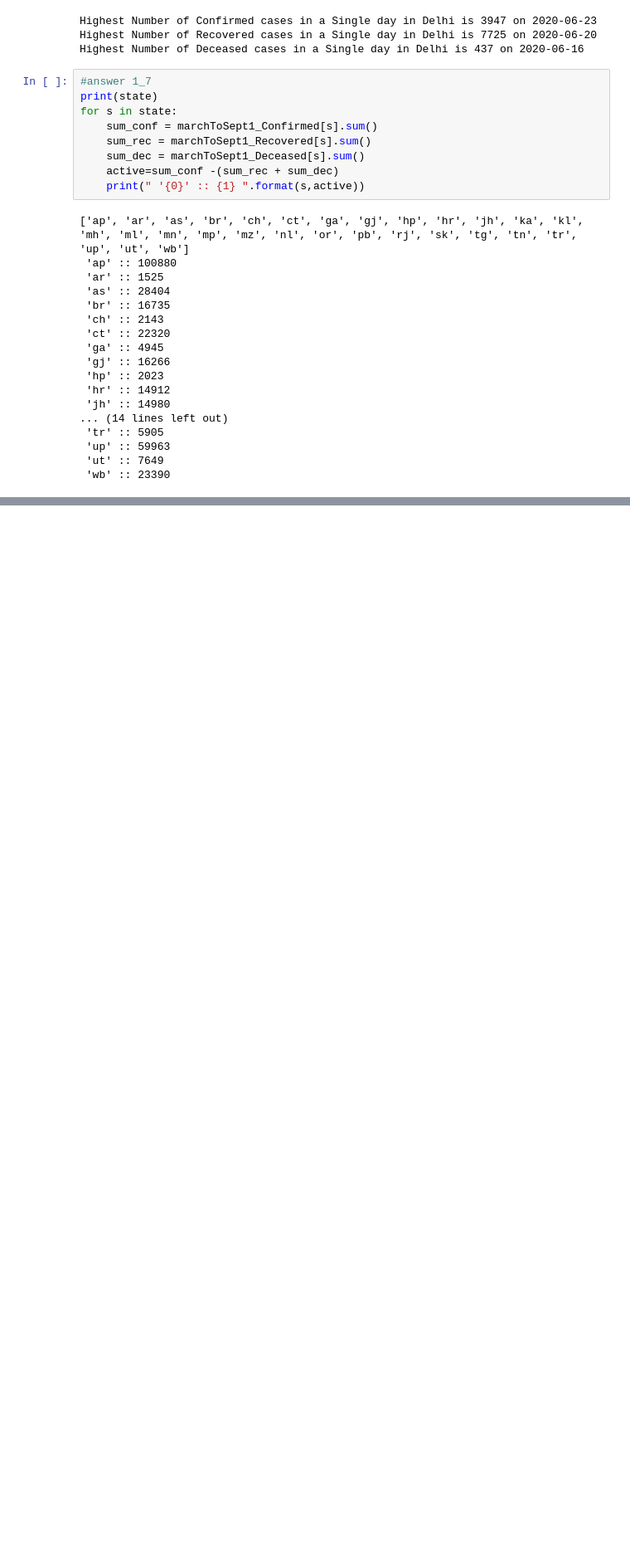
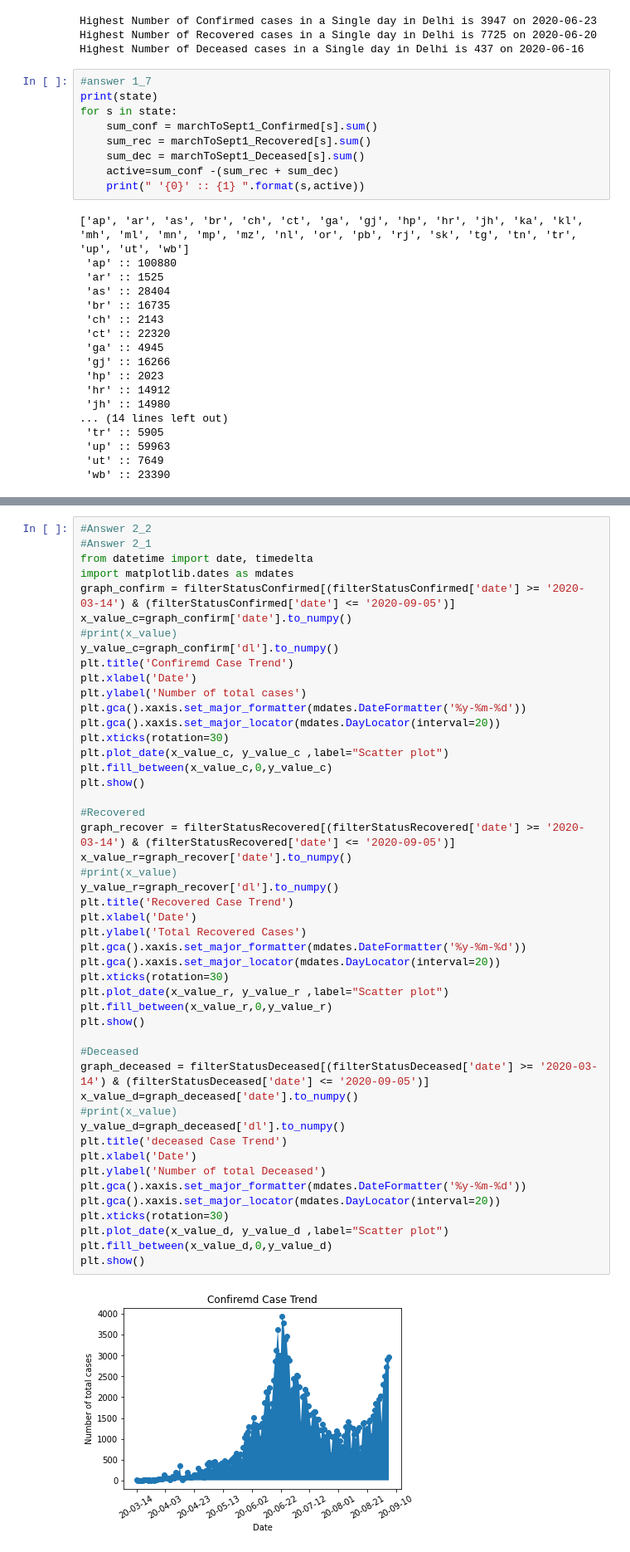
Before and after one commit to reshan9b11/Data-Mining-Assignment_1, a Jupyter notebook: dmg_12.ipynb, the cells around one changed output, grey strips where cells are left out. Shown at 83% size. Saved outputs shown, nothing was run; the diff lists cells and outputs as text; blank space fills up the shorter version.

```diff
--- a/dmg_12.ipynb
+++ b/dmg_12.ipynb
@@ -206,0 +246,50 @@ for s in state:
+# %%
+#Answer 2_2
+#Answer 2_1
+from datetime import date, timedelta
+import matplotlib.dates as mdates
+graph_confirm = filterStatusConfirmed[(filterStatusConfirmed['date'] >= '2020-03-14') & (filterStatusConfirmed['date'] <= '2020-09-05')]
+x_value_c=graph_confirm['date'].to_numpy()
+#print(x_value)
+y_value_c=graph_confirm['dl'].to_numpy()
+plt.title('Confiremd Case Trend')
+plt.xlabel('Date')
+plt.ylabel('Number of total cases')
+plt.gca().xaxis.set_major_formatter(mdates.DateFormatter('%y-%m-%d'))
+plt.gca().xaxis.set_major_locator(mdates.DayLocator(interval=20))
+plt.xticks(rotation=30)
+plt.plot_date(x_value_c, y_value_c ,label="Scatter plot")
+plt.fill_between(x_value_c,0,y_value_c)
+plt.show()
+
+#Recovered
+graph_recover = filterStatusRecovered[(filterStatusRecovered['date'] >= '2020-03-14') & (filterStatusRecovered['date'] <= '2020-09-05')]
+x_value_r=graph_recover['date'].to_numpy()
+#print(x_value)
+y_value_r=graph_recover['dl'].to_numpy()
+plt.title('Recovered Case Trend')
+plt.xlabel('Date')
+plt.ylabel('Total Recovered Cases')
+plt.gca().xaxis.set_major_formatter(mdates.DateFormatter('%y-%m-%d'))
+plt.gca().xaxis.set_major_locator(mdates.DayLocator(interval=20))
+plt.xticks(rotation=30)
+plt.plot_date(x_value_r, y_value_r ,label="Scatter plot")
+plt.fill_between(x_value_r,0,y_value_r)
+plt.show()
+
+#Deceased
+graph_deceased = filterStatusDeceased[(filterStatusDeceased['date'] >= '2020-03-14') & (filterStatusDeceased['date'] <= '2020-09-05')]
+x_value_d=graph_deceased['date'].to_numpy()
+#print(x_value)
+y_value_d=graph_deceased['dl'].to_numpy()
+plt.title('deceased Case Trend')
+plt.xlabel('Date')
+plt.ylabel('Number of total Deceased')
+plt.gca().xaxis.set_major_formatter(mdates.DateFormatter('%y-%m-%d'))
+plt.gca().xaxis.set_major_locator(mdates.DayLocator(interval=20))
+plt.xticks(rotation=30)
+plt.plot_date(x_value_d, y_value_d ,label="Scatter plot")
+plt.fill_between(x_value_d,0,y_value_d)
+plt.show()
+# %% [output]
+[figure, added]
```
Also changed, not shown: parts of 7 cells of this notebook.
